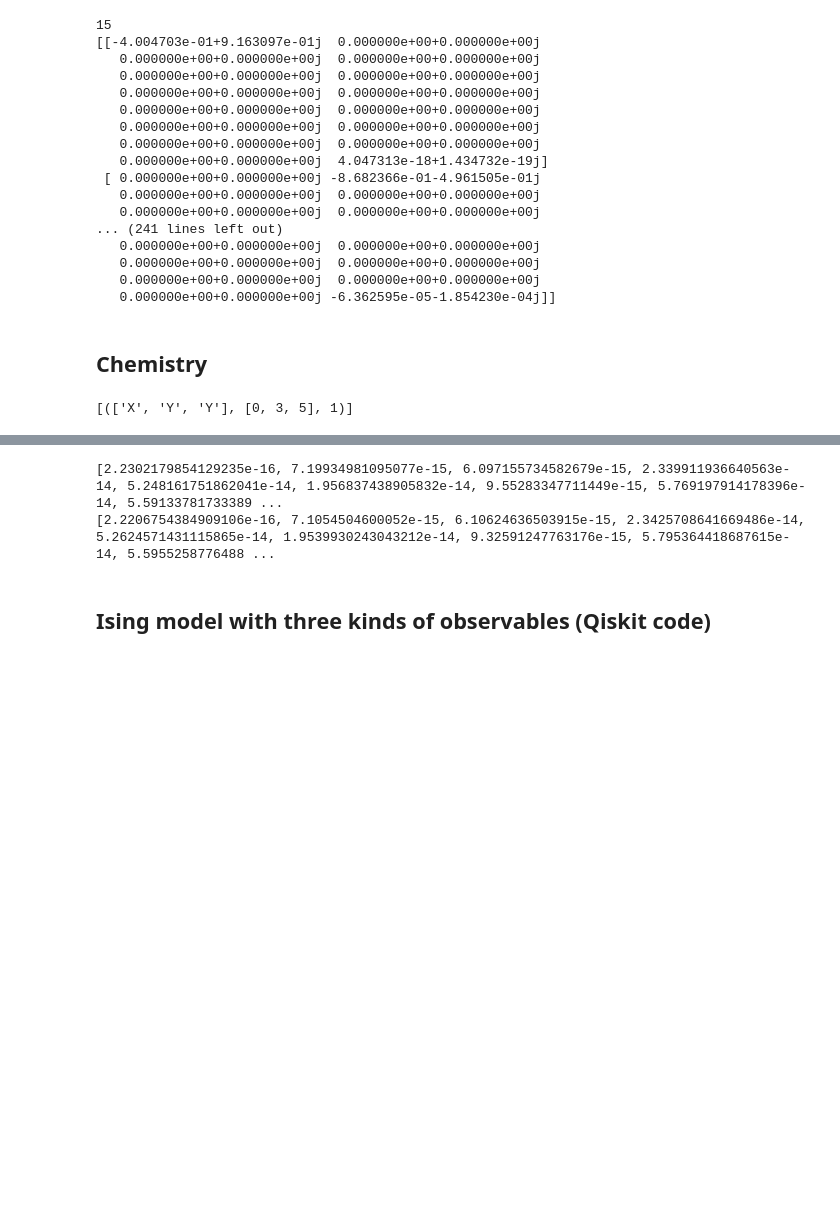
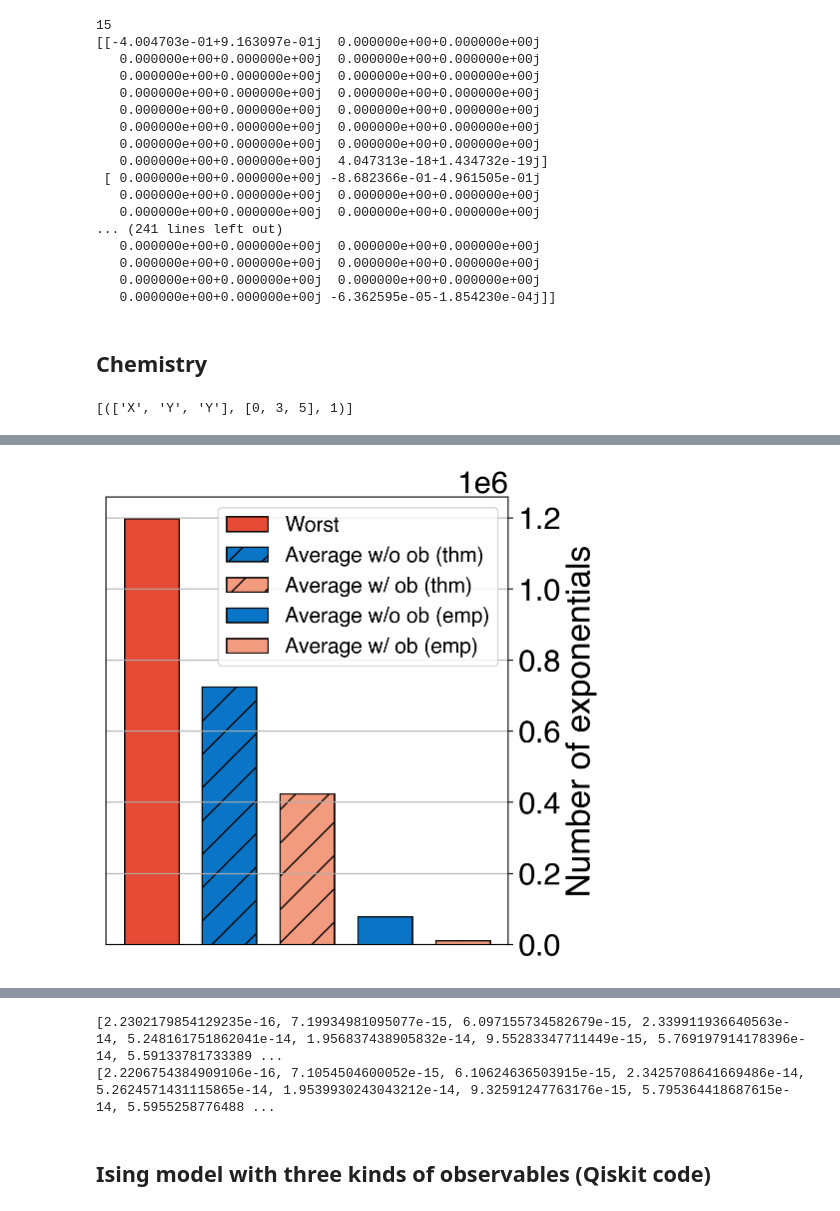
Before and after one commit to Jue-Xu/cookbook-quantum-simulation, a Jupyter notebook: random_input.ipynb, the cells around one changed output, grey strips where cells are left out. Saved outputs shown, nothing was run; the diff lists cells and outputs as text; code cells hidden in the pictures; blank space fills up the shorter version.

```diff
--- a/random_input.ipynb
+++ b/random_input.ipynb
@@ -611,7 +633,7 @@ k= 3
 [(['X', 'Y', 'Y'], [0, 3, 5], 1)]
 # %%
 from fermion_ham import *
-
+import random
 from openfermion import MolecularData
 from openfermion.transforms import get_fermion_operator, jordan_wigner
 from openfermion.linalg import get_ground_state, get_sparse_operator
@@ -624,7 +646,7 @@ prefix, suffix = 'Chem', 't'
 
 rand_type = 'haar' # '1'
 d = 1.0
-n_hydrogen = 2
+n_hydrogen = 3
 n = n_hydrogen * 2
 h2_init = hydrogen_chain_hamiltonian(n_hydrogen, d, verbose=False)
 h2_finl = hydrogen_chain_hamiltonian(n_hydrogen, 2*d, verbose=False)
@@ -646,7 +668,8 @@ init_st = ground_state.T
 r = 100
 n_sample = 500
 t_list = np.linspace(0.1, 15, 15)
-dt = 0.1
+# dt = 0.1
+dt = 1/10
 
 chem_keys = ['worst_err', 'averg_err', 'averg_err_std', 'typic_err', 'typic_err_trace', 'worst_ob_err', 'averg_ob_err', 'averg_ob_err_std', 'typic_ob_err','t']
 chem_data = dict([(k, []) for k in chem_keys])
@@ -663,7 +686,8 @@ print('rand_pstr_list: ', rand_pstr_list)
 # h_ob = (SparsePauliOp(rand_pstr_list[0]) + SparsePauliOp(rand_pstr_list[1])).to_matrix()
 h_ob = sum([h for h in h2_init.hamiltonian_list])
 # h_ob = sum([SparsePauliOp.from_sparse_list([(random.choices(['I','X','Y','Z'], k=n), random.sample(list(range(0, n)), n), 1)], n) for _ in range(5)]).to_matrix()
-h_ob = h_ob / np.linalg.norm(h_ob, ord=2)
+# h_ob = h_ob / np.linalg.norm(h_ob, ord=2)
+h_ob_1norm = np.linalg.norm(h2_init.pstrs_coeff, ord=1)
 for t in t_list:
     # print(f'------t: {t}-----')
     print(f'+', end='')
@@ -687,7 +711,7 @@ for t in t_list:
     # init_st = V[0].T
 
     chem_data['worst_err'].append(2*np.linalg.norm(exact_U - appro_U, ord=2))
-    averg_st_err = [np.linalg.norm(np.outer(exact_U @ state.data.conj().T , (exact_U @ state.data.conj().T).conj().T) - np.outer(appro_U @ state.data.conj().T, (appro_U @ state.data.conj().T).conj().T), ord='nuc') for state in rand_states]
+    averg_st_err = [np.linalg.norm(h_ob, ord=2) * np.linalg.norm(np.outer(exact_U @ state.data.conj().T , (exact_U @ state.data.conj().T).conj().T) - np.outer(appro_U @ state.data.conj().T, (appro_U @ state.data.conj().T).conj().T), ord='nuc') for state in rand_states]
     # averg_st_err = [np.linalg.norm(exact_U @ state.data.conj().T - appro_U @ state.data.conj().T) for state in rand_states]
     # print(averg_ob_err)
     chem_data['averg_err'].append(np.mean(averg_st_err))
@@ -784,0 +765,64 @@ fig.savefig(f'{figs_dir}/{prefix}_d={d}_r={r}_n={n}_sample={n_sample}_violin.pdf
+# %%
+r_start, r_end = 1, 100
+epsilon = 1e-5
+t = 10
+n_sample, n_round = 50, 50
+exact_U = scipy.linalg.expm(-1j * t * sum([h for h in h2_finl.hamiltonian_list]))
+bnd_worst_err_r = partial(measure_error, h_list=h_list, t=t, exact_U=None, type='worst_bound', coeffs=[h_ob_1norm])
+bnd_averg_err_r = partial(measure_error, h_list=h_list, t=t, exact_U=None, type='average_bound', coeffs=[h_ob_1norm])
+bnd_averg_ob_err_r = partial(measure_error, h_list=h_list, t=t, exact_U=None, ob=h_ob, type='average_ob_bound')
+
+r_worst_bnd = binary_search_r(r_start, r_end, epsilon, bnd_worst_err_r, verbose=True)
+r_averg_bnd = binary_search_r(r_start, r_end, epsilon, bnd_averg_err_r, verbose=True)
+r_averg_ob_bnd = binary_search_r(r_start, r_end, epsilon, bnd_averg_ob_err_r, verbose=True)
+print(f'r_worst_bnd={r_worst_bnd}, r_averg_bnd={r_averg_bnd}, r_averg_ob_bnd={r_averg_ob_bnd}')
+r_averg_emp_list, r_averg_ob_emp_list = [], []
+for round in range(n_round):
+    print(f'========{round} round========')
+    rand_states = [random_statevector(len(exact_U)) for _ in range(n_sample)]
+    emp_averg_err_r = partial(measure_error, h_list=h_list, t=t, exact_U=exact_U, type='average_empirical', rand_states=rand_states, ob=h_ob)
+    emp_averg_ob_err_r = partial(measure_error, h_list=h_list, t=t, exact_U=exact_U, ob=h_ob, type='average_ob_empirical', rand_states=rand_states)
+
+    r_averg_emp = binary_search_r(r_start, r_end, epsilon, emp_averg_err_r, verbose=True)
+    r_averg_ob_emp = binary_search_r(r_start, r_end, epsilon, emp_averg_ob_err_r, verbose=True)
+    r_averg_emp_list.append(r_averg_emp)
+    r_averg_ob_emp_list.append(r_averg_ob_emp)
+
+L = (len(h_list) - 1) *2 - 1
+print(L)
+# ising1d = transverse_field_ising_1d(n, J, h, [1], verbose=verbose)
+bar_data_12 = {
+    'Worst': r_worst_bnd*L,
+    'Average w/o ob (thm)': r_averg_bnd*L, # r=15 (LC), 569
+    # 'Average w/o ob (emp)': r_averg_emp*L, # r=15 (LC), 569
+    'Average w/o ob (emp)': np.mean(r_averg_emp_list)*L, # r=15 (LC), 569
+    'Average w/ ob (thm)': r_averg_ob_bnd*L,
+    # 'Average w/ ob (emp)': r_averg_ob_emp*L,
+    'Average w/ ob (emp)': np.mean(r_averg_ob_emp_list)*L,
+}
+print(np.std(r_averg_emp_list), np.std(r_averg_ob_emp_list))
+fig, ax = plt.subplots(figsize=(5, 5), layout='constrained')
+colors = ["#E64B35FF", "#0A75C7FF", "#F39B7FFF", "#0A75C7FF", "#F39B7FFF"]
+data = bar_data_12
+
+# for i, k in enumerate(data.keys()):
+#     ax.bar(k, data[k], color=colors[i], label=k, width=0.7, edgecolor = "black")
+ax.bar('Worst', data['Worst'], color="#E64B35FF", label='Worst', width=0.7, edgecolor = "black")
+ax.bar('Average w/o ob (thm)', data['Average w/o ob (thm)'], color="#0A75C7FF", label='Average w/o ob (thm)', width=0.7, edgecolor = "black", hatch="/")
+ax.bar('Average w/ ob (thm)', data['Average w/ ob (thm)'], color="#F39B7FFF", label='Average w/ ob (thm)', width=0.7, edgecolor = "black", hatch="/")
+ax.bar('Average w/o ob (emp)', data['Average w/o ob (emp)'], color="#0A75C7FF", label='Average w/o ob (emp)', width=0.7, edgecolor = "black")
+ax.errorbar('Average w/o ob (emp)', data['Average w/o ob (emp)'], yerr=np.std(r_averg_emp_list)*L, color="k")
+ax.bar('Average w/ ob (emp)', data['Average w/ ob (emp)'], color="#F39B7FFF", label='Average w/ ob (emp)', width=0.7, edgecolor = "black")
+ax.errorbar('Average w/ ob (emp)', data['Average w/ ob (emp)'], yerr=np.std(r_averg_ob_emp_list)*L, color='k')
+
+ax.set_xticks([])
+# ax.set_yticks(data['Average w/ ob (thm)']*np.array(range(6)))
+ax.legend()
+ax.ticklabel_format(style='sci', axis='y', scilimits=(0,0))
+ax.set_ylabel(f'Number of exponentials')
+# ax.set_ylabel(f'Trotter steps  $r$')
+ax.yaxis.tick_right()
+ax.yaxis.set_label_position("right")
+# ax.set_xlabel('Observable')
+ax.grid()
+# %% [output]
@@ -784,0 +846 @@ fig.savefig(f'{figs_dir}/{prefix}_d={d}_r={r}_n={n}_sample={n_sample}_violin.pdf
+[figure, added]
```
Also changed, not shown: parts of 11 cells of this notebook, 30 other files.
